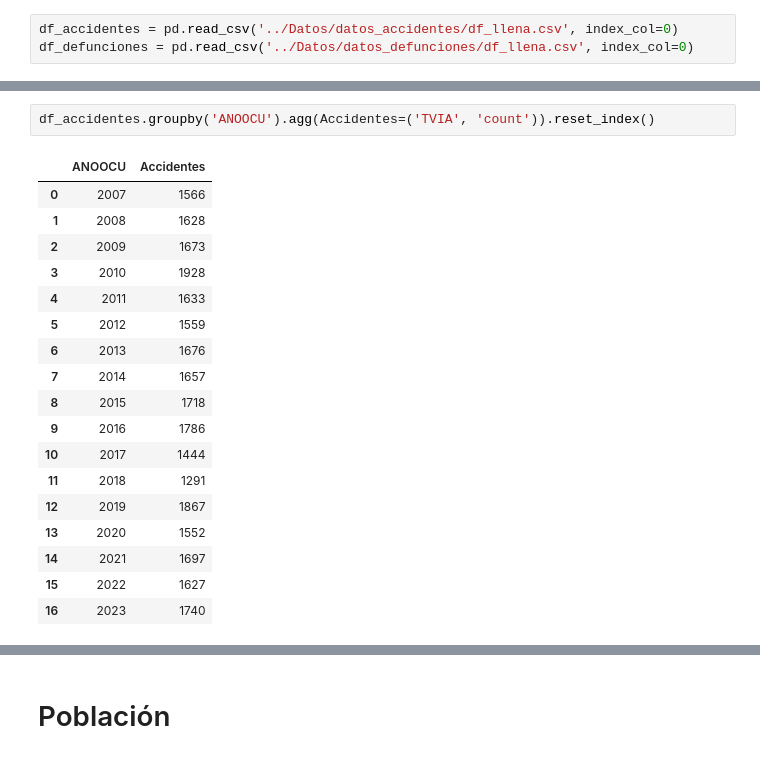
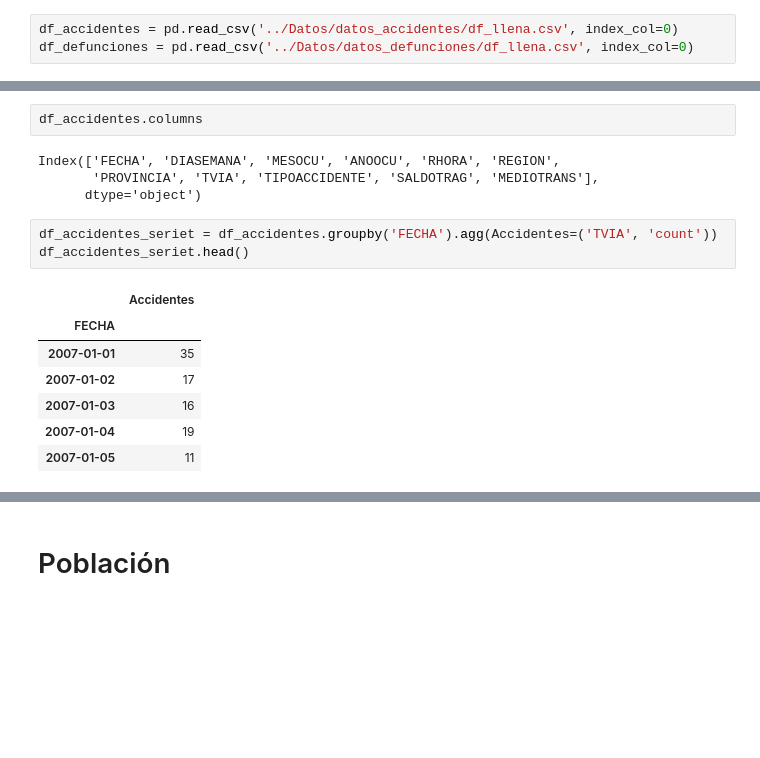
Before and after one commit to ngcarvajall/Accidentes_mortales_RD, a Jupyter notebook: Notebooks/Parque_vehicular.ipynb, the cells around one changed output, grey strips where cells are left out. Drawn from its saved outputs; the diff is of its cells as text; blank space fills up the shorter version.

```diff
--- a/Notebooks/Parque_vehicular.ipynb
+++ b/Notebooks/Parque_vehicular.ipynb
@@ -924,22 +930,18 @@ df_defunciones = pd.read_csv('../Datos/datos_defunciones/df_llena.csv', index_co
+# %%
+df_accidentes.columns
+# %% [output]
+Index(['FECHA', 'DIASEMANA', 'MESOCU', 'ANOOCU', 'RHORA', 'REGION',
+       'PROVINCIA', 'TVIA', 'TIPOACCIDENTE', 'SALDOTRAG', 'MEDIOTRANS'],
+      dtype='object')
 # %%
-df_accidentes.groupby('ANOOCU').agg(Accidentes=('TVIA', 'count')).reset_index()
+df_accidentes_seriet = df_accidentes.groupby('FECHA').agg(Accidentes=('TVIA', 'count'))
+df_accidentes_seriet.head()
 # %% [output]
-|  | ANOOCU | Accidentes |
-| 0 | 2007 | 1566 |
-| 1 | 2008 | 1628 |
-| 2 | 2009 | 1673 |
-| 3 | 2010 | 1928 |
-| 4 | 2011 | 1633 |
-| 5 | 2012 | 1559 |
-| 6 | 2013 | 1676 |
-| 7 | 2014 | 1657 |
-| 8 | 2015 | 1718 |
-| 9 | 2016 | 1786 |
-| 10 | 2017 | 1444 |
-| 11 | 2018 | 1291 |
-| 12 | 2019 | 1867 |
-| 13 | 2020 | 1552 |
-| 14 | 2021 | 1697 |
-| 15 | 2022 | 1627 |
-| 16 | 2023 | 1740 |
+|  | Accidentes |
+| FECHA |  |
+| 2007-01-01 | 35 |
+| 2007-01-02 | 17 |
+| 2007-01-03 | 16 |
+| 2007-01-04 | 19 |
+| 2007-01-05 | 11 |
 # %%
```
Also changed, not shown: parts of 15 cells of this notebook, 3 other files.
